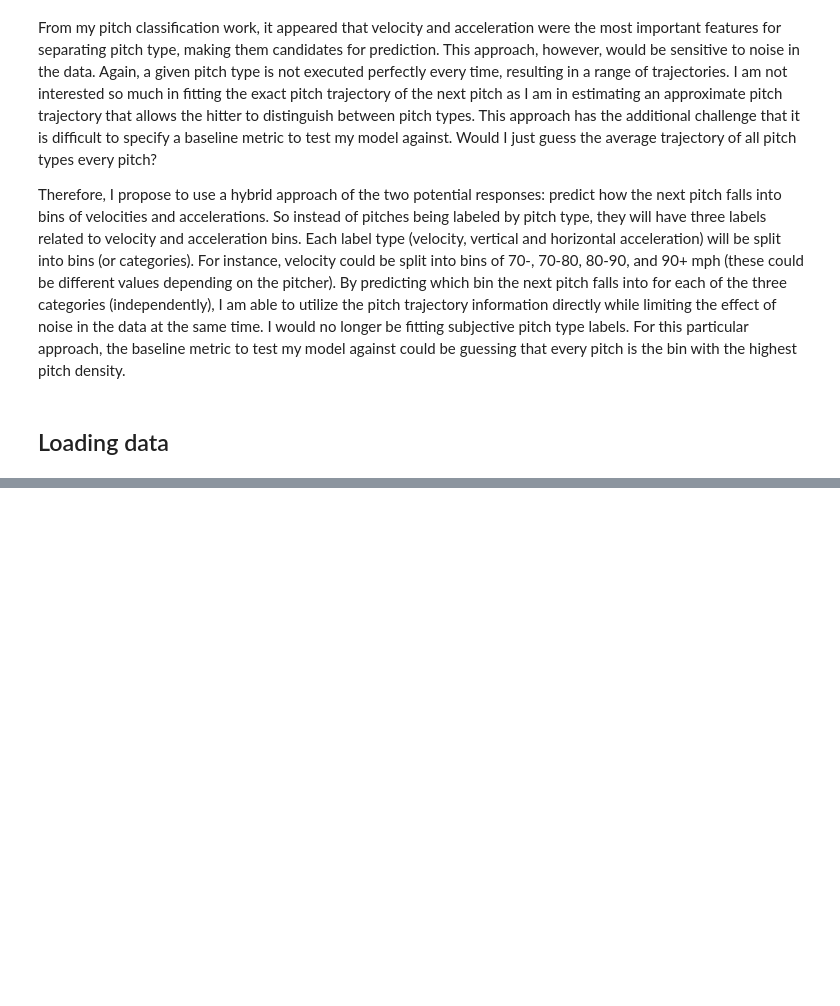
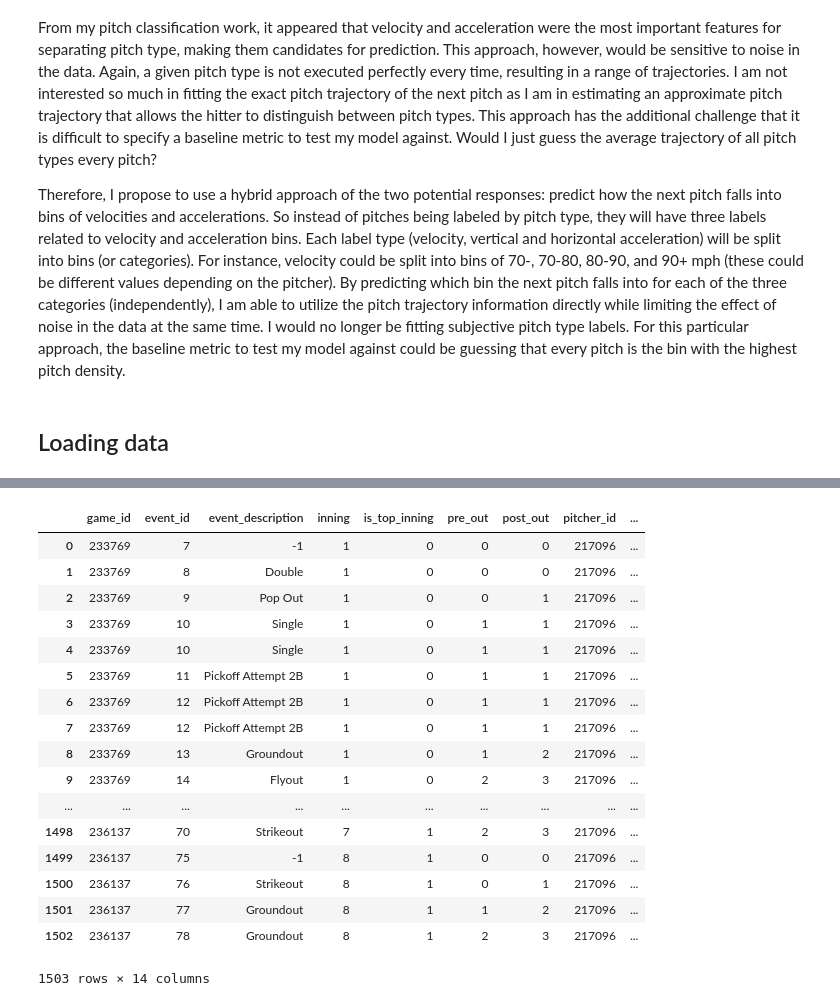
Before and after one commit to jasonpchang/pitchfx_sql, a Jupyter notebook: Notebooks/pitch_prediction.ipynb, the cells around one changed output, grey strips where cells are left out. Saved outputs shown, nothing was run; the diff lists cells and outputs as text; code cells hidden in the pictures; blank space fills up the shorter version.

```diff
--- a/Notebooks/pitch_prediction.ipynb
+++ b/Notebooks/pitch_prediction.ipynb
@@ -184,0 +118,21 @@ bz_events = bz.pitch_events(db)
+# %%
+bz_events
+# %% [output]
+|  | game_id | event_id | event_description | inning | is_top_inning | pre_out | post_out | pitcher_id | ... |
+| 0 | 233769 | 7 | -1 | 1 | 0 | 0 | 0 | 217096 | ... |
+| 1 | 233769 | 8 | Double | 1 | 0 | 0 | 0 | 217096 | ... |
+| 2 | 233769 | 9 | Pop Out | 1 | 0 | 0 | 1 | 217096 | ... |
+| 3 | 233769 | 10 | Single | 1 | 0 | 1 | 1 | 217096 | ... |
+| 4 | 233769 | 10 | Single | 1 | 0 | 1 | 1 | 217096 | ... |
+| 5 | 233769 | 11 | Pickoff Attempt 2B | 1 | 0 | 1 | 1 | 217096 | ... |
+| 6 | 233769 | 12 | Pickoff Attempt 2B | 1 | 0 | 1 | 1 | 217096 | ... |
+| 7 | 233769 | 12 | Pickoff Attempt 2B | 1 | 0 | 1 | 1 | 217096 | ... |
+| 8 | 233769 | 13 | Groundout | 1 | 0 | 1 | 2 | 217096 | ... |
+| 9 | 233769 | 14 | Flyout | 1 | 0 | 2 | 3 | 217096 | ... |
+| ... | ... | ... | ... | ... | ... | ... | ... | ... | ... |
+| 1498 | 236137 | 70 | Strikeout | 7 | 1 | 2 | 3 | 217096 | ... |
+| 1499 | 236137 | 75 | -1 | 8 | 1 | 0 | 0 | 217096 | ... |
+| 1500 | 236137 | 76 | Strikeout | 8 | 1 | 0 | 1 | 217096 | ... |
+| 1501 | 236137 | 77 | Groundout | 8 | 1 | 1 | 2 | 217096 | ... |
+| 1502 | 236137 | 78 | Groundout | 8 | 1 | 2 | 3 | 217096 | ... |
+1503 rows × 14 columns
```
Also changed, not shown: parts of 18 cells of this notebook.
